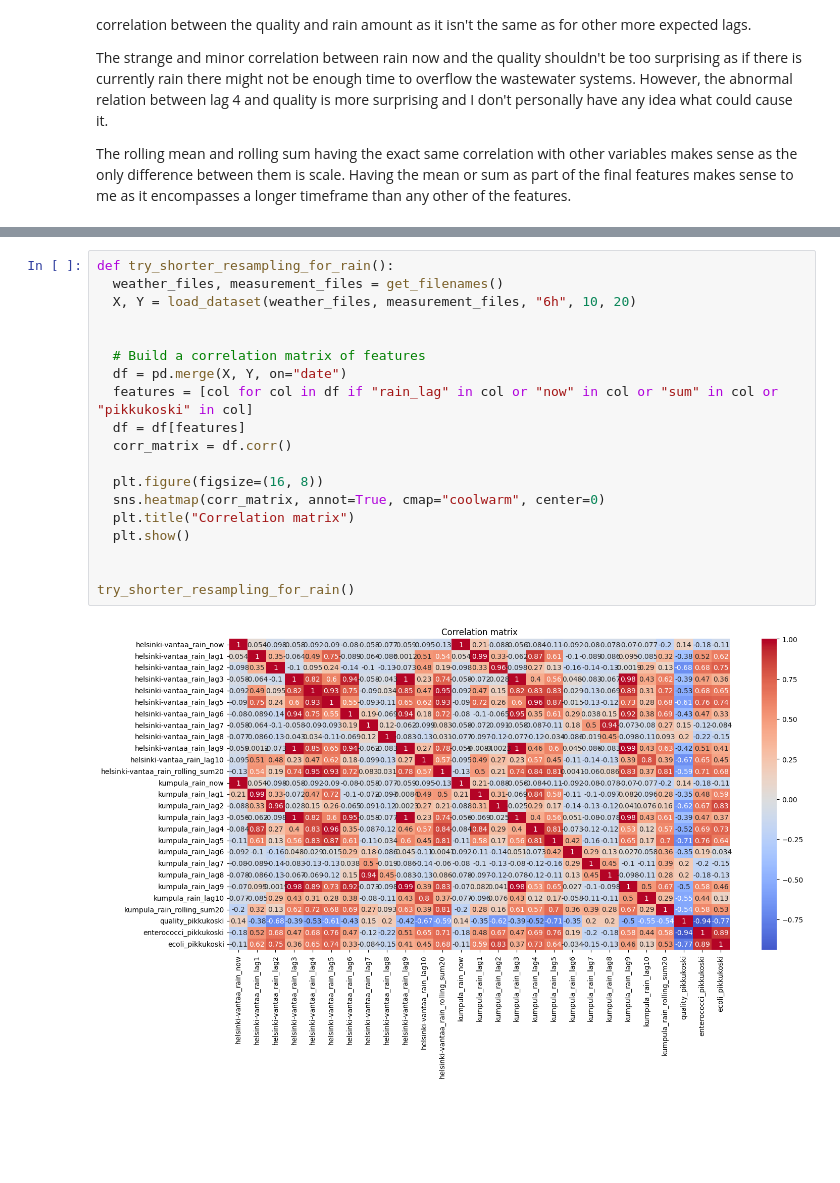
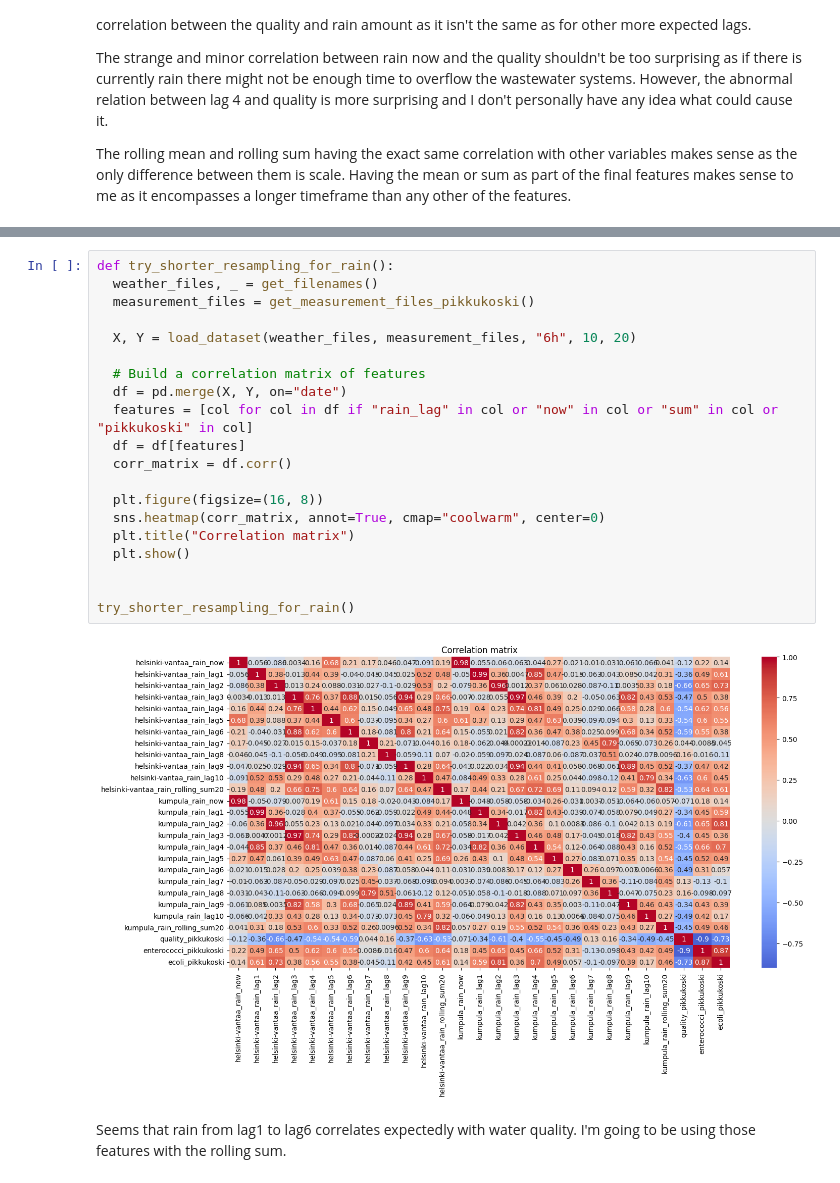
Before and after one commit to shaiggon/pikkukoski-analysis, a Jupyter notebook: notebooks/model_exploration.ipynb, the cells around one changed output, grey strips where cells are left out. Cells and saved outputs as stored; diff of their text form; blank space fills up the shorter version.

```diff
--- a/notebooks/model_exploration.ipynb
+++ b/notebooks/model_exploration.ipynb
@@ -178,21 +181,24 @@ My hypothesis is that shortening the resampling period does not positively affec
 # %%
 def try_shorter_resampling_for_rain():
-  weather_files, measurement_files = get_filenames()
+  weather_files, _ = get_filenames()
+  measurement_files = get_measurement_files_pikkukoski()
+
   X, Y = load_dataset(weather_files, measurement_files, "6h", 10, 20)
-
 
   # Build a correlation matrix of features
   df = pd.merge(X, Y, on="date")
   features = [col for col in df if "rain_lag" in col or "now" in col or "sum" in col or "pikkukoski" in col]
   df = df[features]
   corr_matrix = df.corr()
 
   plt.figure(figsize=(16, 8))
   sns.heatmap(corr_matrix, annot=True, cmap="coolwarm", center=0)
   plt.title("Correlation matrix")
   plt.show()
 
 
 try_shorter_resampling_for_rain()
 # %% [output]
-[figure, old version]
+[figure, new version]
+# %% [markdown]
+Seems that rain from lag1 to lag6 correlates expectedly with water quality. I'm going to be using those features with the rolling sum.
```
Also changed, not shown: parts of 5 cells of this notebook, 1 other file.
